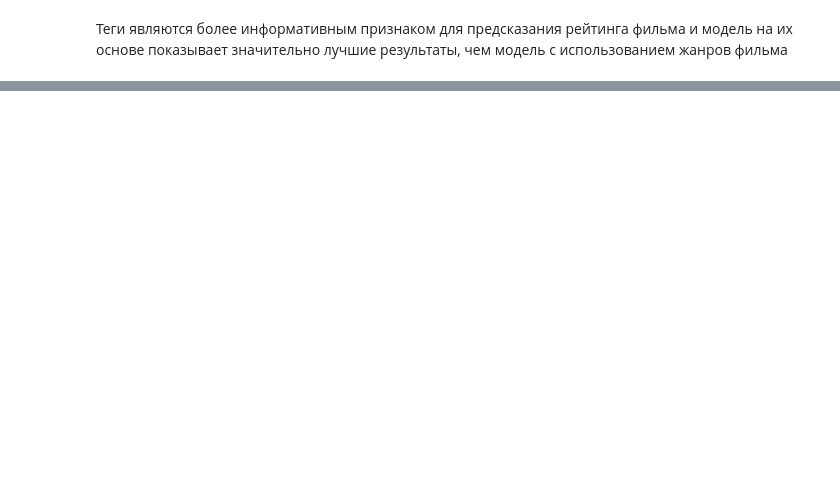
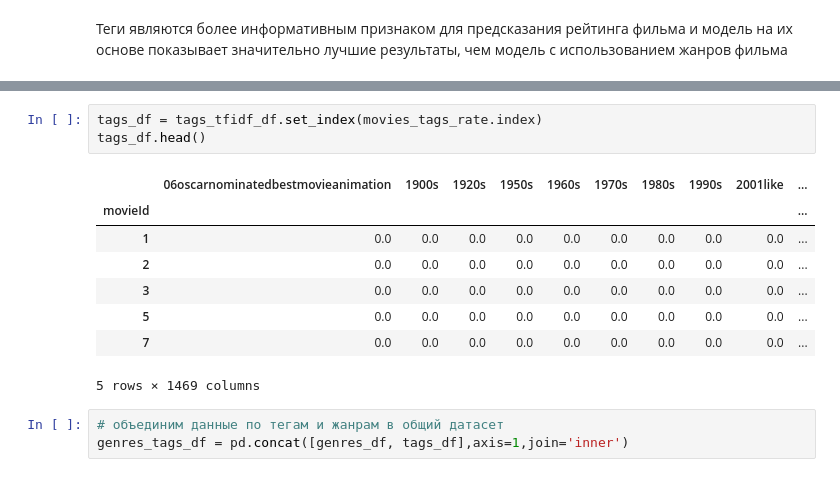
Before and after one commit to AleksandrShushunov/RecSys, a Jupyter notebook: Content_Based.ipynb, the cells around one changed output, grey strips where cells are left out. Saved outputs shown, nothing was run; the diff lists cells and outputs as text; blank space fills up the shorter version.

```diff
--- a/Content_Based.ipynb
+++ b/Content_Based.ipynb
@@ -179,0 +191,15 @@ mean_squared_error(y2_test, pred,squared=False)
+# %%
+tags_df = tags_tfidf_df.set_index(movies_tags_rate.index)
+tags_df.head()
+# %% [output]
+|  | 06oscarnominatedbestmovieanimation | 1900s | 1920s | 1950s | 1960s | 1970s | 1980s | 1990s | 2001like | ... |
+| movieId |  |  |  |  |  |  |  |  |  | ... |
+| 1 | 0.0 | 0.0 | 0.0 | 0.0 | 0.0 | 0.0 | 0.0 | 0.0 | 0.0 | ... |
+| 2 | 0.0 | 0.0 | 0.0 | 0.0 | 0.0 | 0.0 | 0.0 | 0.0 | 0.0 | ... |
+| 3 | 0.0 | 0.0 | 0.0 | 0.0 | 0.0 | 0.0 | 0.0 | 0.0 | 0.0 | ... |
+| 5 | 0.0 | 0.0 | 0.0 | 0.0 | 0.0 | 0.0 | 0.0 | 0.0 | 0.0 | ... |
+| 7 | 0.0 | 0.0 | 0.0 | 0.0 | 0.0 | 0.0 | 0.0 | 0.0 | 0.0 | ... |
+5 rows × 1469 columns
+# %%
+# объединим данные по тегам и жанрам в общий датасет
+genres_tags_df = pd.concat([genres_df, tags_df],axis=1,join='inner')
```
Also changed, not shown: parts of 9 cells of this notebook.
